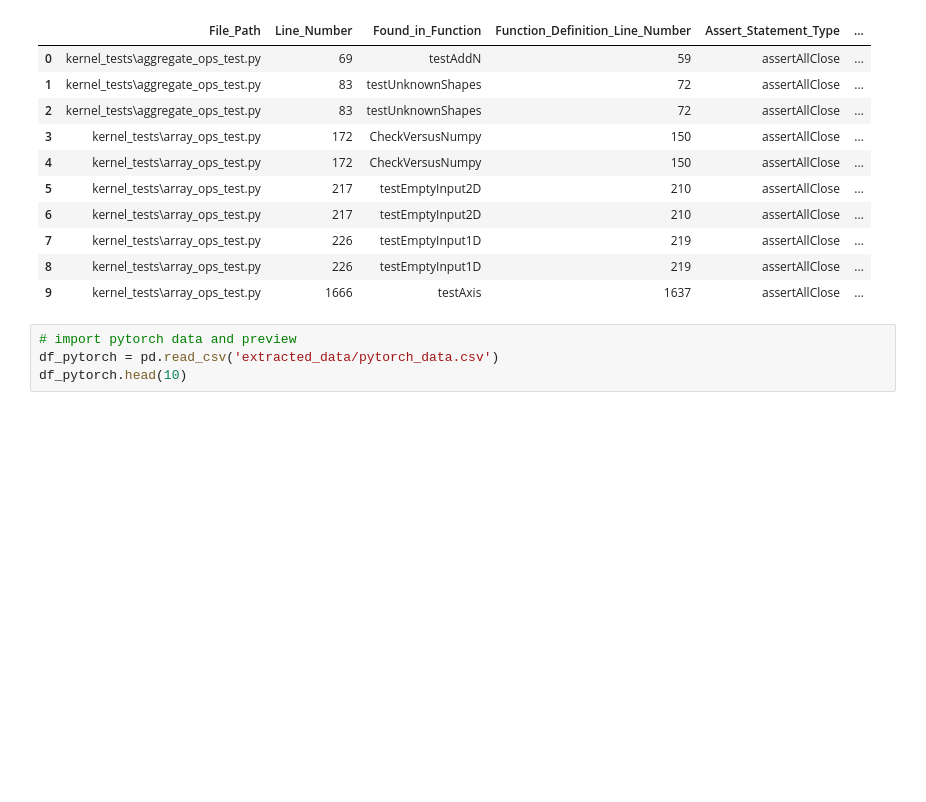
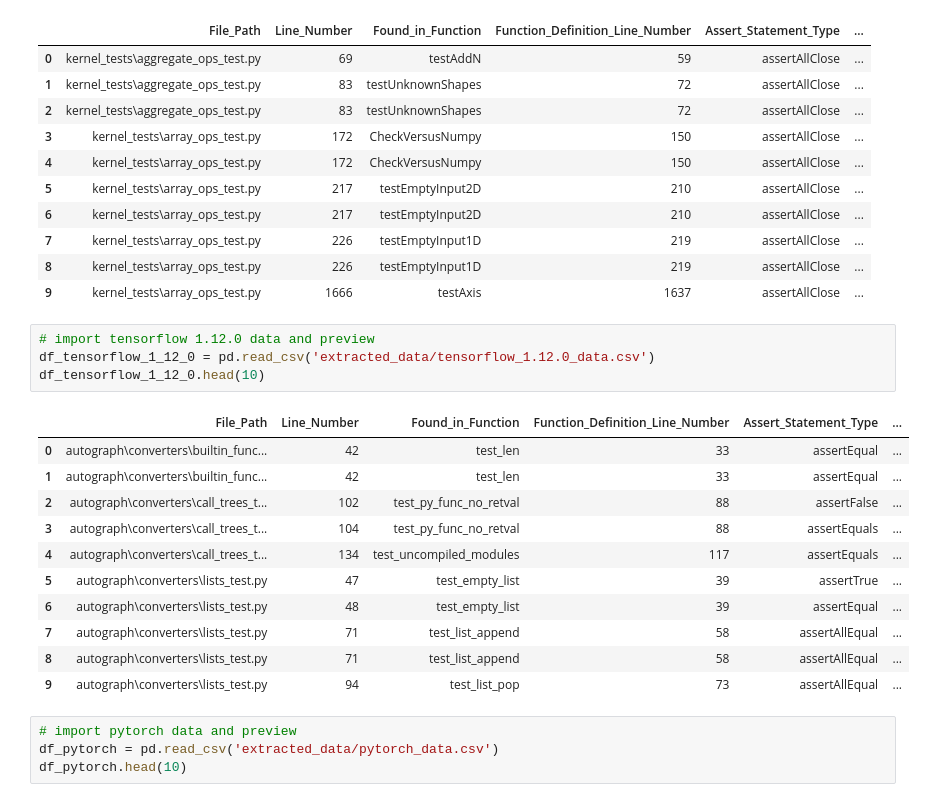
Before and after one commit to AlexanderProchnow/DLL_Testing_Tool, a Jupyter notebook: Code/1_Test_Case_Extraction_and_Analysis/2_Data_evaluation.ipynb, the cells around one changed output. Cells and saved outputs as stored; diff of their text form; blank space fills up the shorter version.

```diff
--- a/Code/1_Test_Case_Extraction_and_Analysis/2_Data_evaluation.ipynb
+++ b/Code/1_Test_Case_Extraction_and_Analysis/2_Data_evaluation.ipynb
@@ -41,6 +46,22 @@ df_tensorflow.head(10)
 | 7 | kernel_tests\array_ops_test.py | 226 | testEmptyInput1D | 219 | assertAllClose | ... |
 | 8 | kernel_tests\array_ops_test.py | 226 | testEmptyInput1D | 219 | assertAllClose | ... |
 | 9 | kernel_tests\array_ops_test.py | 1666 | testAxis | 1637 | assertAllClose | ... |
+# %%
+# import tensorflow 1.12.0 data and preview
+df_tensorflow_1_12_0 = pd.read_csv('extracted_data/tensorflow_1.12.0_data.csv')
+df_tensorflow_1_12_0.head(10)
+# %% [output]
+|  | File_Path | Line_Number | Found_in_Function | Function_Definition_Line_Number | Assert_Statement_Type | ... |
+| 0 | autograph\converters\builtin_func... | 42 | test_len | 33 | assertEqual | ... |
+| 1 | autograph\converters\builtin_func... | 42 | test_len | 33 | assertEqual | ... |
+| 2 | autograph\converters\call_trees_t... | 102 | test_py_func_no_retval | 88 | assertFalse | ... |
+| 3 | autograph\converters\call_trees_t... | 104 | test_py_func_no_retval | 88 | assertEquals | ... |
+| 4 | autograph\converters\call_trees_t... | 134 | test_uncompiled_modules | 117 | assertEquals | ... |
+| 5 | autograph\converters\lists_test.py | 47 | test_empty_list | 39 | assertTrue | ... |
+| 6 | autograph\converters\lists_test.py | 48 | test_empty_list | 39 | assertEqual | ... |
+| 7 | autograph\converters\lists_test.py | 71 | test_list_append | 58 | assertAllEqual | ... |
+| 8 | autograph\converters\lists_test.py | 71 | test_list_append | 58 | assertAllEqual | ... |
+| 9 | autograph\converters\lists_test.py | 94 | test_list_pop | 73 | assertAllEqual | ... |
 # %%
 # import pytorch data and preview
 df_pytorch = pd.read_csv('extracted_data/pytorch_data.csv')
```
Also changed, not shown: parts of 7 cells of this notebook, 4 other files.
